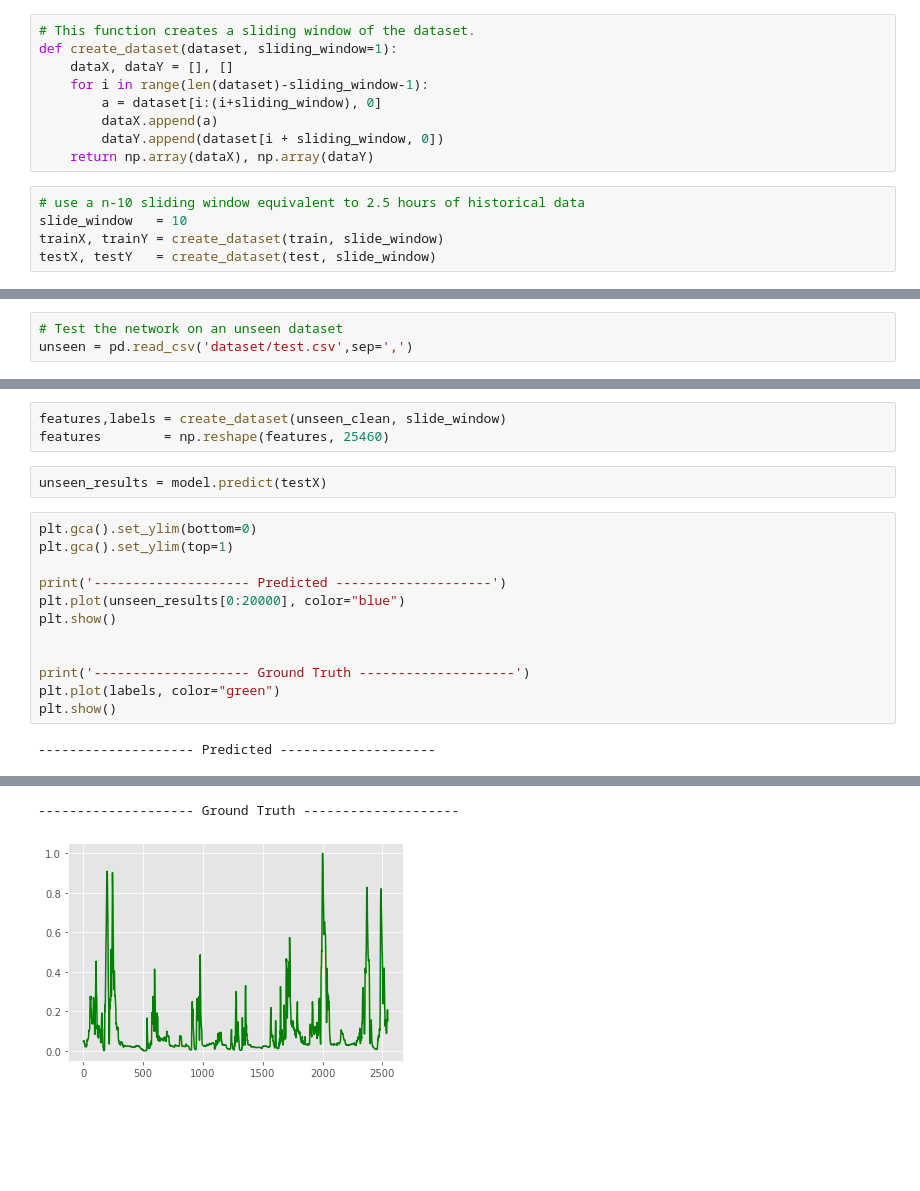
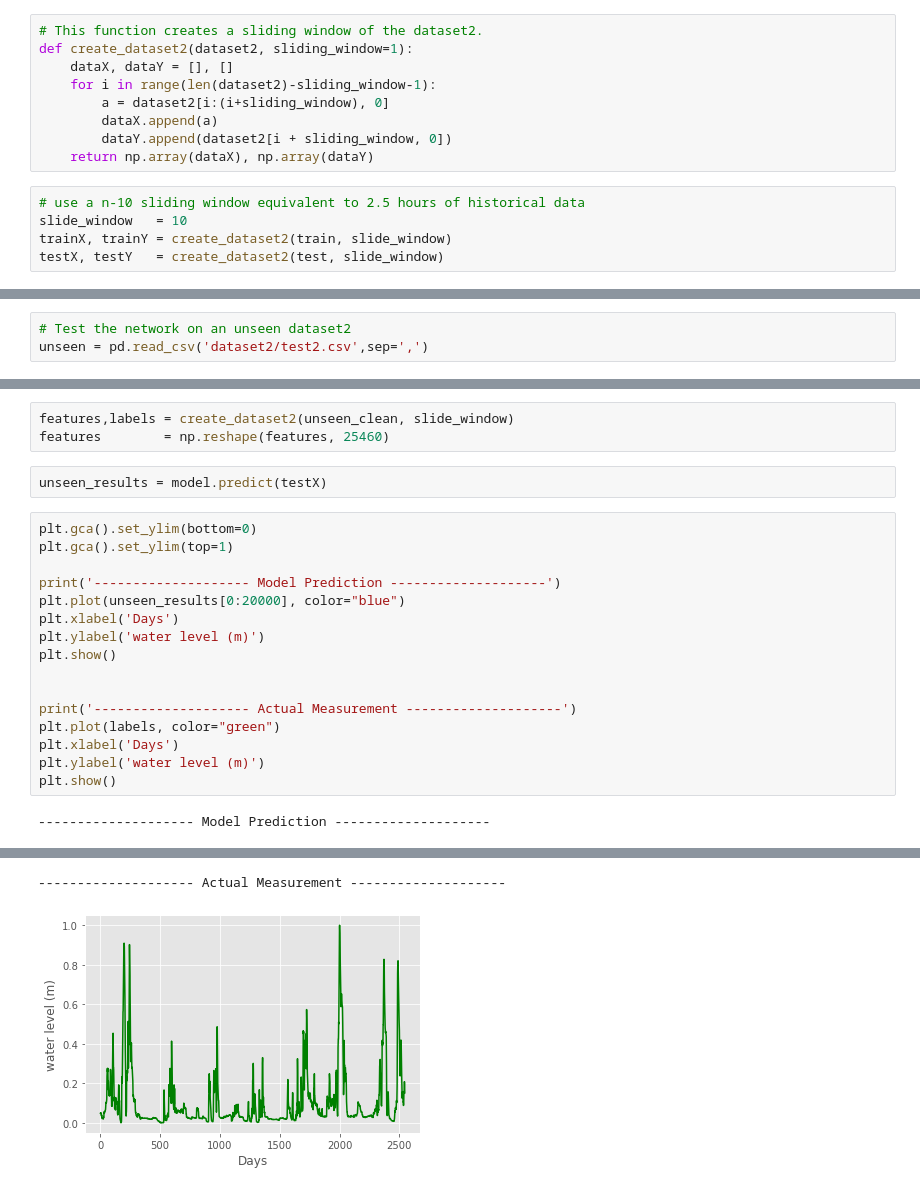
Before and after one commit to f-faye/flood-prediction, a Jupyter notebook: demo2.ipynb, the cells around one changed output, grey strips where cells are left out. Cells and saved outputs as stored; diff of their text form; blank space fills up the shorter version.

```diff
--- a/demo2.ipynb
+++ b/demo2.ipynb
@@ -82,17 +82,17 @@ plt.show()
 # %%
-# This function creates a sliding window of the dataset.
-def create_dataset(dataset, sliding_window=1):
+# This function creates a sliding window of the dataset2.
+def create_dataset2(dataset2, sliding_window=1):
     dataX, dataY = [], []
-    for i in range(len(dataset)-sliding_window-1):
-        a = dataset[i:(i+sliding_window), 0]
+    for i in range(len(dataset2)-sliding_window-1):
+        a = dataset2[i:(i+sliding_window), 0]
         dataX.append(a)
-        dataY.append(dataset[i + sliding_window, 0])
+        dataY.append(dataset2[i + sliding_window, 0])
     return np.array(dataX), np.array(dataY)
 # %%
 # use a n-10 sliding window equivalent to 2.5 hours of historical data
 slide_window   = 10
-trainX, trainY = create_dataset(train, slide_window)
-testX, testY   = create_dataset(test, slide_window)
+trainX, trainY = create_dataset2(train, slide_window)
+testX, testY   = create_dataset2(test, slide_window)
 # %%
 trainX = np.reshape(trainX, (trainX.shape[0], 1, trainX.shape[1]))
 testX  = np.reshape(testX, (testX.shape[0], 1, testX.shape[1]))
@@ -175,6 +175,6 @@ plt.show()
 # %%
-# Test the network on an unseen dataset
-unseen = pd.read_csv('dataset/test.csv',sep=',')
+# Test the network on an unseen dataset2
+unseen = pd.read_csv('dataset2/test2.csv',sep=',')
 # %%
 unseen.head()
 # %% [output]
@@ -198,7 +200,7 @@ for i in unseen_test:
 unseen_clean = np.asarray(unseen_clean).astype('float32')
 unseen_clean = scaler.fit_transform(unseen_clean)
 # %%
-features,labels = create_dataset(unseen_clean, slide_window)
+features,labels = create_dataset2(unseen_clean, slide_window)
 features        = np.reshape(features, 25460)
 # %%
 unseen_results = model.predict(testX)
@@ -206,13 +208,17 @@ unseen_results = model.predict(testX)
 plt.gca().set_ylim(bottom=0)
 plt.gca().set_ylim(top=1)
 
-print('-------------------- Predicted --------------------')
+print('-------------------- Model Prediction --------------------')
 plt.plot(unseen_results[0:20000], color="blue")
+plt.xlabel('Days')
+plt.ylabel('water level (m)')
 plt.show()
 
 
-print('-------------------- Ground Truth --------------------')
+print('-------------------- Actual Measurement --------------------')
 plt.plot(labels, color="green")
+plt.xlabel('Days')
+plt.ylabel('water level (m)')
 plt.show()
 # %% [output]
--------------------- Predicted --------------------
+-------------------- Model Prediction --------------------
@@ -220,5 +226,5 @@ plt.show()
--------------------- Ground Truth --------------------
+-------------------- Actual Measurement --------------------
-[figure, old version]
+[figure, new version]
 # %%
 
 print('The value of R-squared of water level is ', r2_score(unseen_results, testY))
```
Also changed, not shown: parts of 12 cells of this notebook, 4 other files.
